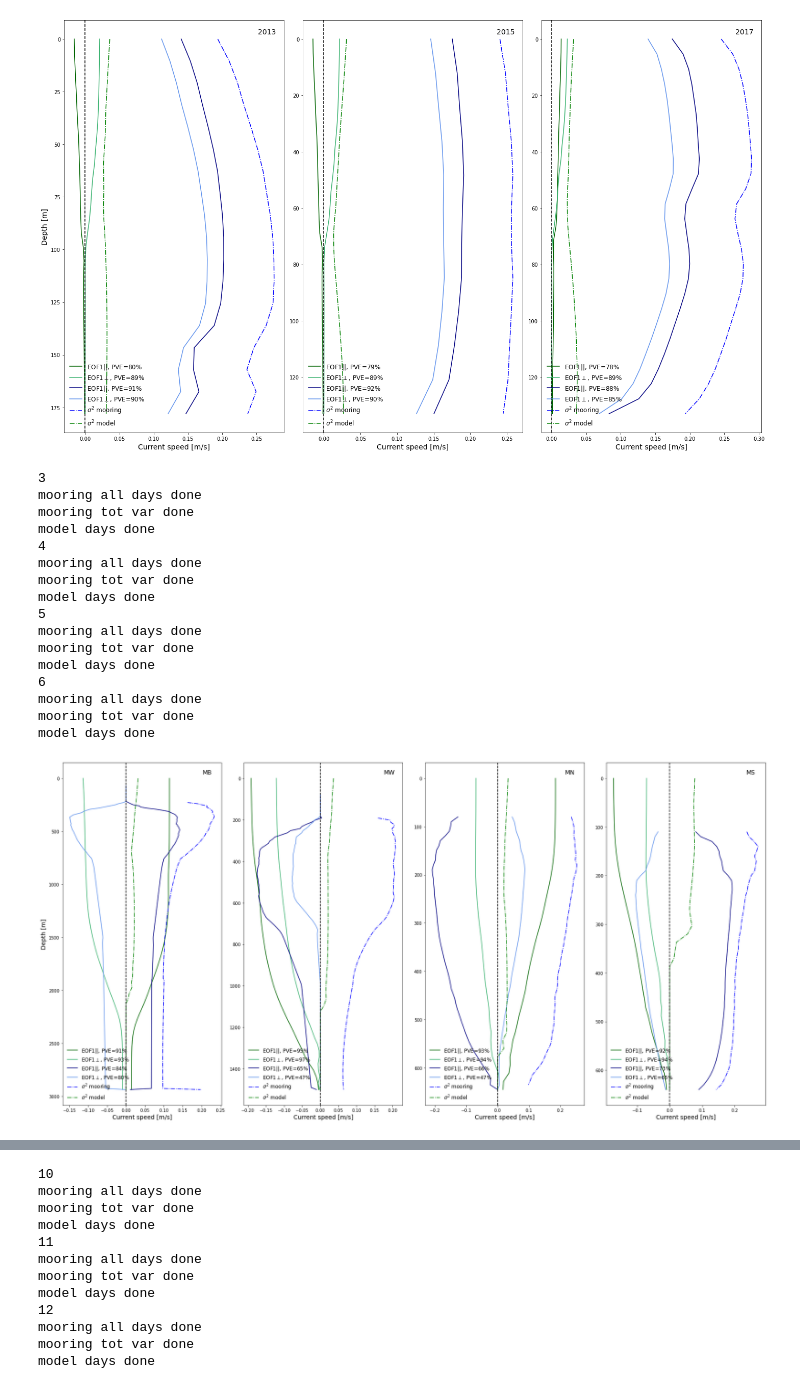
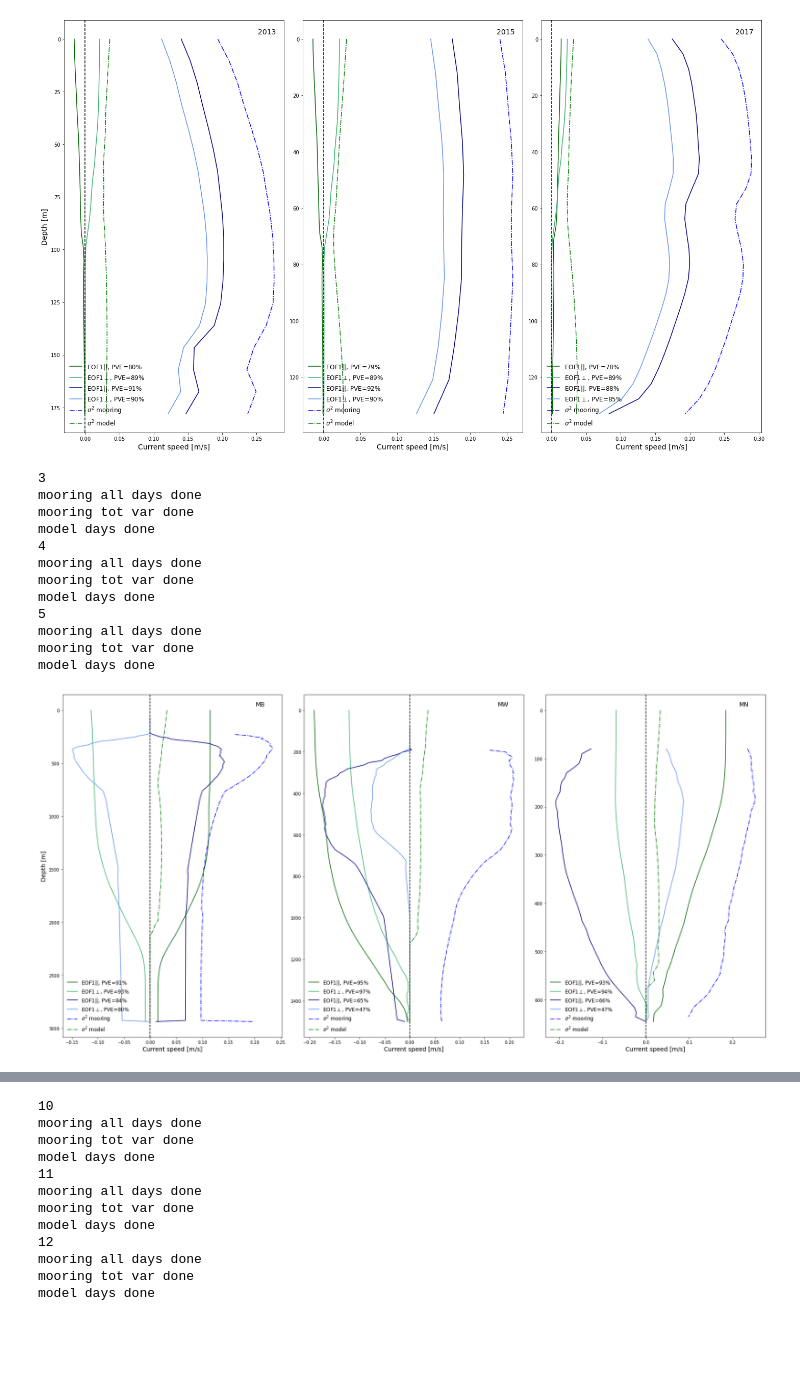
Before and after one commit to kaje2301/Master_2022, a Jupyter notebook: Model_Moor_EOF.ipynb, the cells around one changed output, grey strips where cells are left out. Saved outputs shown, nothing was run; the diff lists cells and outputs as text; code cells hidden in the pictures; blank space fills up the shorter version.

Commit message:
nye plott

```diff
--- a/Model_Moor_EOF.ipynb
+++ b/Model_Moor_EOF.ipynb
@@ -892,13 +892,13 @@ model days done
 [figure]
 # %%
 warnings.simplefilter("ignore")
-fig, axs = plt.subplots(1,4,figsize=(24,12))
+fig, axs = plt.subplots(1,3,figsize=(24,12))
 #plt.suptitle('EOF1 & EOF1-rotated for moorning-data located in the Barents Sea ', horizontalalignment='center', fontsize=24)
 
 axs[0].set_ylabel('Depth [m]', fontsize=14)
 mooring=['MB', 'MW','MN','MS']
 
-for axs, i, b, t in zip(axs.flat, [3,4,5,6], [2935,1500,645,640], [70,80,80,110]):
+for axs, i, b, t in zip(axs.flat, [3,4,5], [2935,1500,645], [70,80,80]):#,6 ,640 ,110
     print(i)
     # Mooring, alle dager
     U = vel_l[i][0]
@@ -947,38 +947,34 @@ for axs, i, b, t in zip(axs.flat, [3,4,5,6], [2935,1500,645,640], [70,80,80,110]
     # Plotting EOF moor, BLUE
     axs.plot(EOFp,dyp_mr, label= f'EOF1$||$, PVE={PVEp}%', color='navy')
     axs.plot(EOFo,dyp_mr, label= f'EOF1$\perp$, PVE={PVEo}%', color='cornflowerblue')
     # Plottign EOF moor 5 dager average, BLUE --
     #axs.plot(EOFps,dyp_mr, linestyle='--', label= f'EOF1$||_5d$, PVE={PVEps}%', color='navy')
     #axs.plot(EOFos,dyp_mr, linestyle='--', label= f'EOF1$\perp_5d$, PVE={PVEos}%', color='cornflowerblue')
     # Plotting mod and moor tot.varians with depth
     axs.plot(var_mr,dyp_mr, linestyle='-.', label= f'$\sigma^2$ mooring', color='b')
     axs.plot(var_mo,dyp_mo, linestyle='-.', label= f'$\sigma^2$ model', color='g')
 
     axs.axvline(0, color='k', linestyle = '--')
     axs.invert_yaxis()
     axs.set_xlabel('Current speed [m/s]', fontsize=14)
     axs.legend(frameon=False, fontsize=12, loc="lower left")
     axs.text(0.88, 0.98, f'{mooring[i-3]}', color='k', fontsize=14, transform=axs.transAxes, verticalalignment='top')
 fig.tight_layout()
 
-#plt.savefig('EOF_lofoten_all.pdf', dpi = 300)
+plt.savefig('EOF_lofoten_presentation.pdf', dpi = 300)
 # %% [output]
 3
 mooring all days done
 mooring tot var done
 model days done
 4
 mooring all days done
 mooring tot var done
 model days done
 5
 mooring all days done
 mooring tot var done
 model days done
-6
-mooring all days done
-mooring tot var done
-model days done
-[figure, old version]
+[figure, new version]
 # %%
 warnings.simplefilter("ignore")
```
Also changed, not shown: parts of 3 cells of this notebook, 1 other file.
